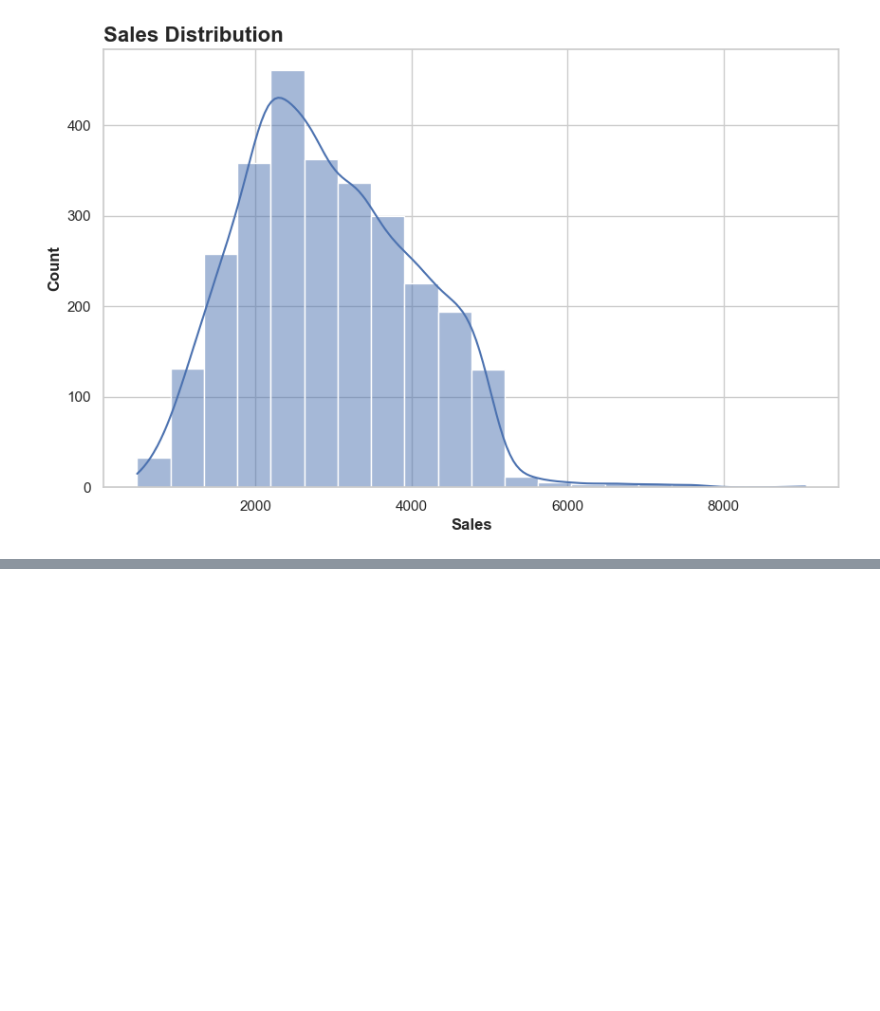
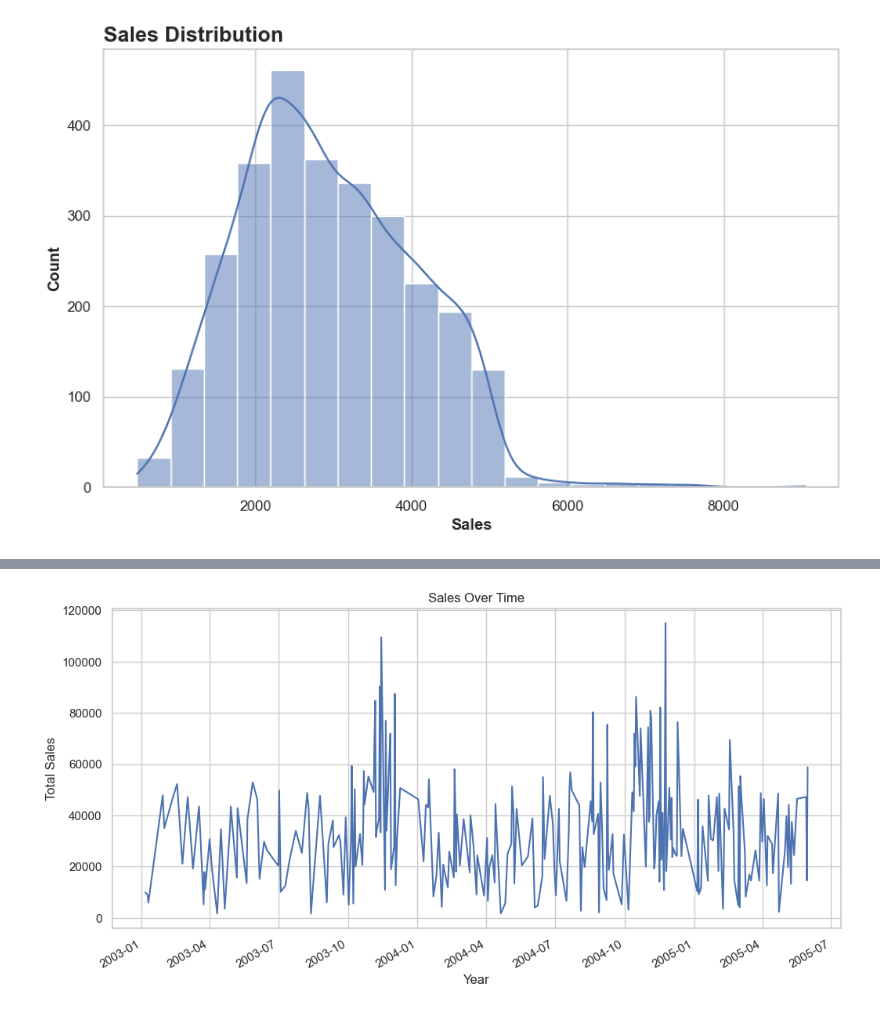
Before and after one commit to SomiaAbdelhakim/Customer-Segmentation, a Jupyter notebook: CustomerSegmentation.ipynb, the cells around one changed output, grey strips where cells are left out. Drawn from its saved outputs; the diff is of its cells as text; code cells hidden in the pictures; blank space fills up the shorter version.

```diff
--- a/CustomerSegmentation.ipynb
+++ b/CustomerSegmentation.ipynb
@@ -561,0 +549,9 @@ plt.show()
+# %%
+plt.figure(figsize=(12, 6))
+customersegm_clean.groupby('orderdate')['sales'].sum().plot()
+plt.title('Sales Over Time')
+plt.xlabel('Year')
+plt.ylabel('Total Sales')
+plt.show()
+# %% [output]
+[figure, added]
```
Also changed, not shown: parts of 23 cells of this notebook.
